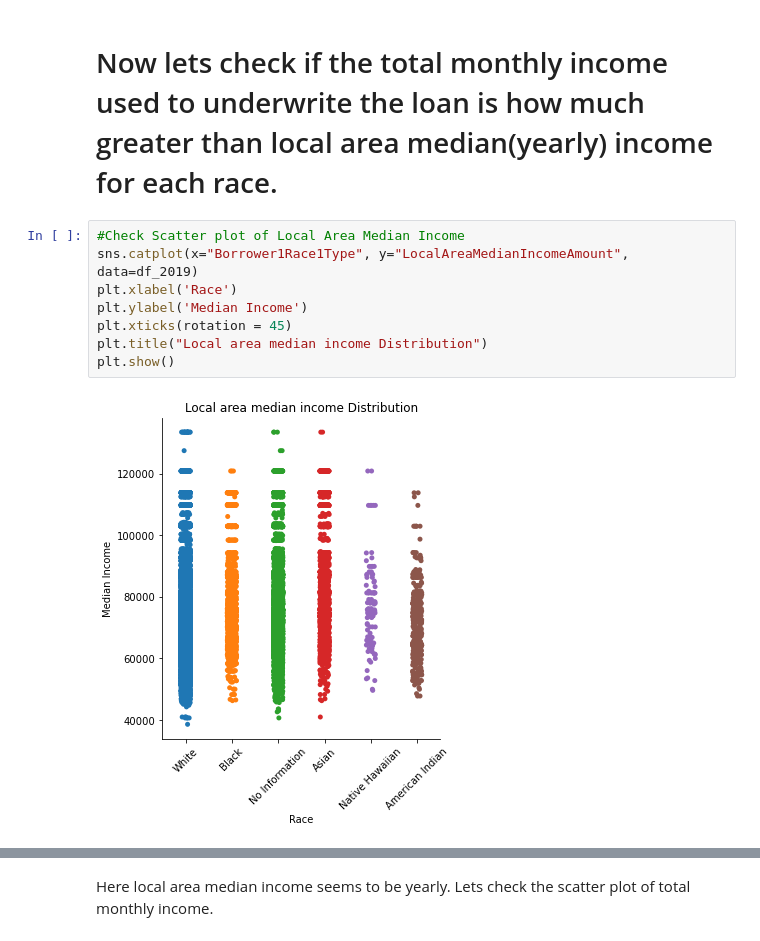
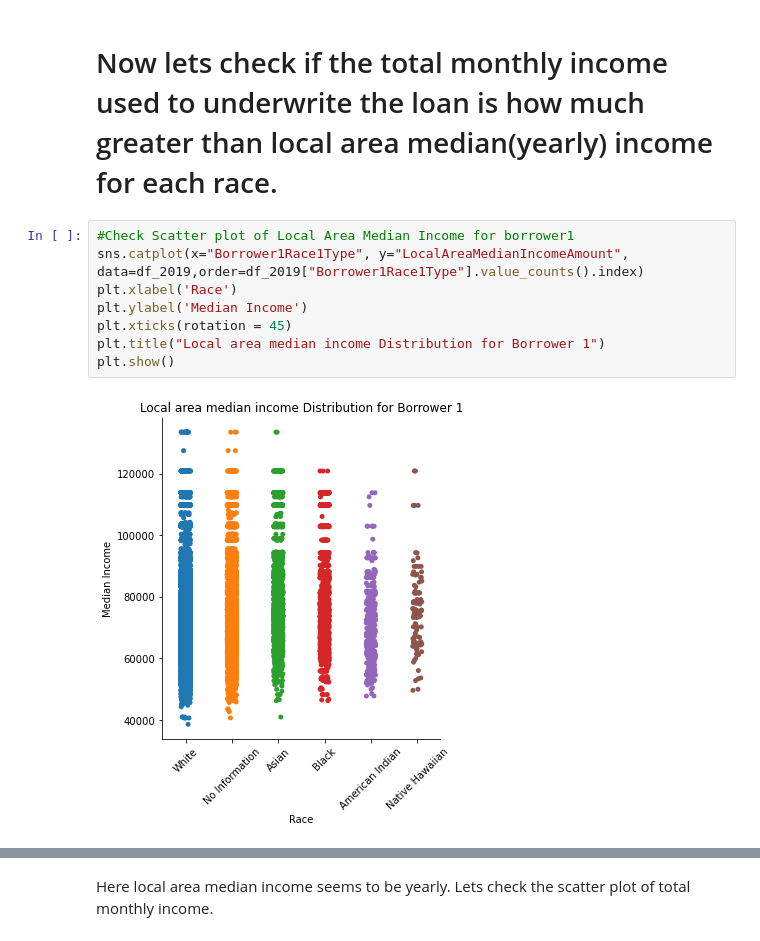
Before and after one commit to syadav12-hawk/check_mortgage_loan_disparity, a Jupyter notebook: EDA.ipynb, the cells around one changed output, grey strips where cells are left out. Saved outputs shown, nothing was run; the diff lists cells and outputs as text.

```diff
--- a/EDA.ipynb
+++ b/EDA.ipynb
@@ -311,12 +345,12 @@ for percentage in [50,60,70,80,90]:
 # %% [markdown]
 # Now lets check if the total monthly income used to underwrite the loan is how much greater than local area median(yearly) income for each race.
 # %%
-#Check Scatter plot of Local Area Median Income
-sns.catplot(x="Borrower1Race1Type", y="LocalAreaMedianIncomeAmount", data=df_2019)
+#Check Scatter plot of Local Area Median Income for borrower1
+sns.catplot(x="Borrower1Race1Type", y="LocalAreaMedianIncomeAmount", data=df_2019,order=df_2019["Borrower1Race1Type"].value_counts().index)
 plt.xlabel('Race')
 plt.ylabel('Median Income')
 plt.xticks(rotation = 45)
-plt.title("Local area median income Distribution")
+plt.title("Local area median income Distribution for Borrower 1")
 plt.show()
 # %% [output]
-[figure, old version]
+[figure, new version]
```
Also changed, not shown: parts of 58 cells of this notebook, 1 other file.
